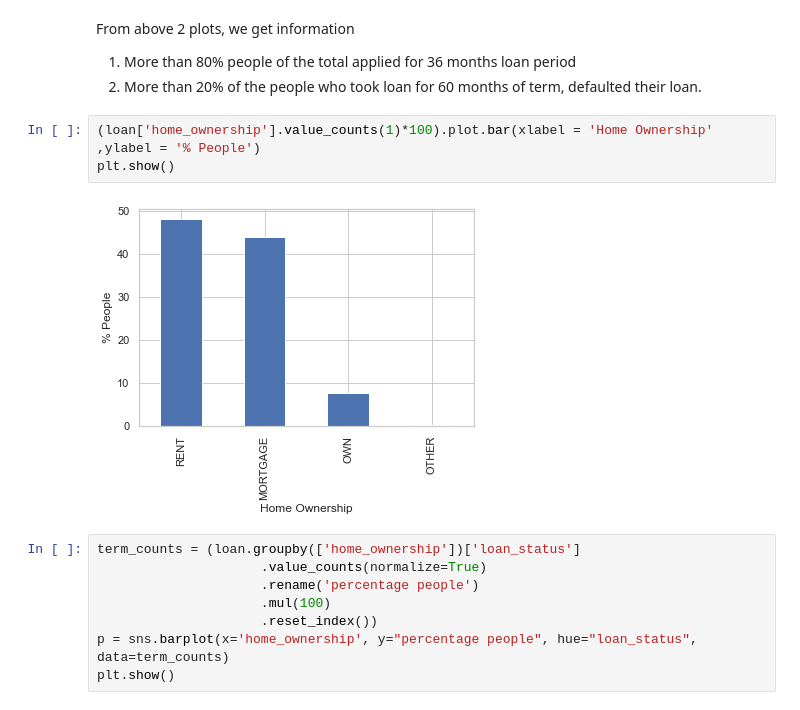
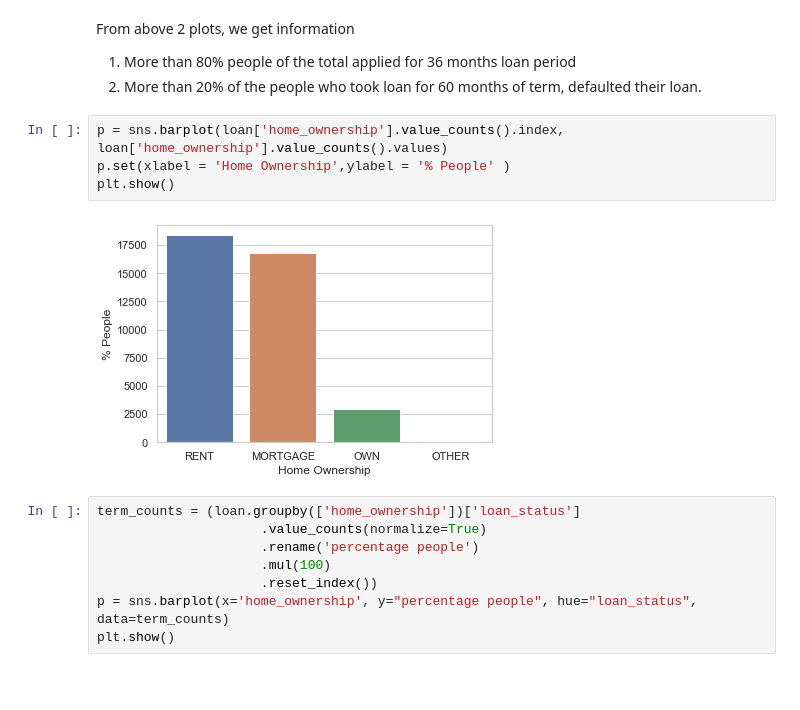
Before and after one commit to Harshulagarwal/LendingClubCaseStudy, a Jupyter notebook: LENDING_CLUB_CASE_STUDY.ipynb, the cells around one changed output. Cells and saved outputs as stored; diff of their text form; blank space fills up the shorter version.

Commit message:
Finalized plots. TODO: final recommendations and analysis

```diff
--- a/LENDING_CLUB_CASE_STUDY.ipynb
+++ b/LENDING_CLUB_CASE_STUDY.ipynb
@@ -577,10 +578,11 @@ From above 2 plots, we get information
 1. More than 80% people of the total applied for 36 months loan period
 2. More than 20% of the people who took loan for 60 months of term, defaulted their loan.
 # %%
-(loan['home_ownership'].value_counts(1)*100).plot.bar(xlabel = 'Home Ownership' ,ylabel = '% People')
+p = sns.barplot(loan['home_ownership'].value_counts().index, loan['home_ownership'].value_counts().values)
+p.set(xlabel = 'Home Ownership',ylabel = '% People' )
 plt.show()
 # %% [output]
-[figure, old version]
+[figure, new version]
 # %%
 term_counts = (loan.groupby(['home_ownership'])['loan_status']
                      .value_counts(normalize=True)
```
Also changed, not shown: parts of 71 cells of this notebook.
